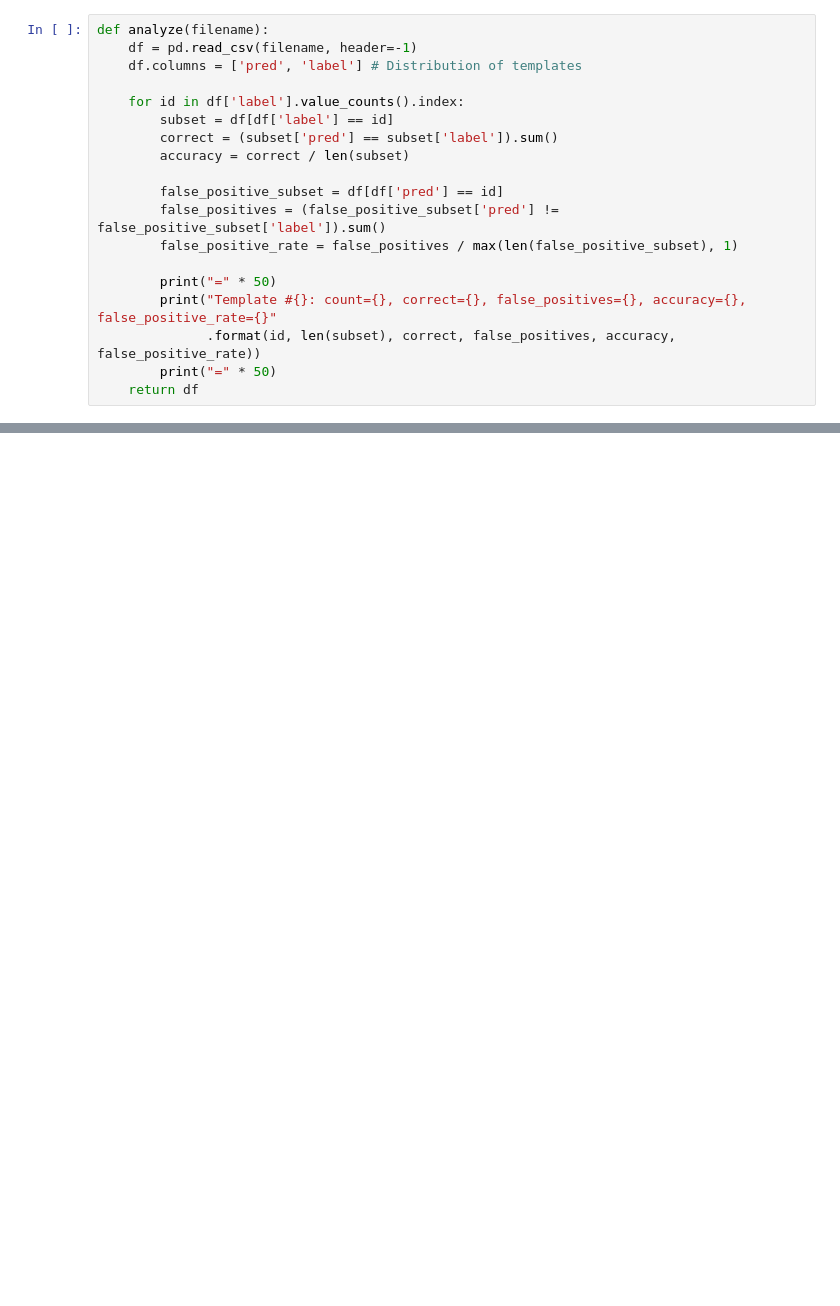
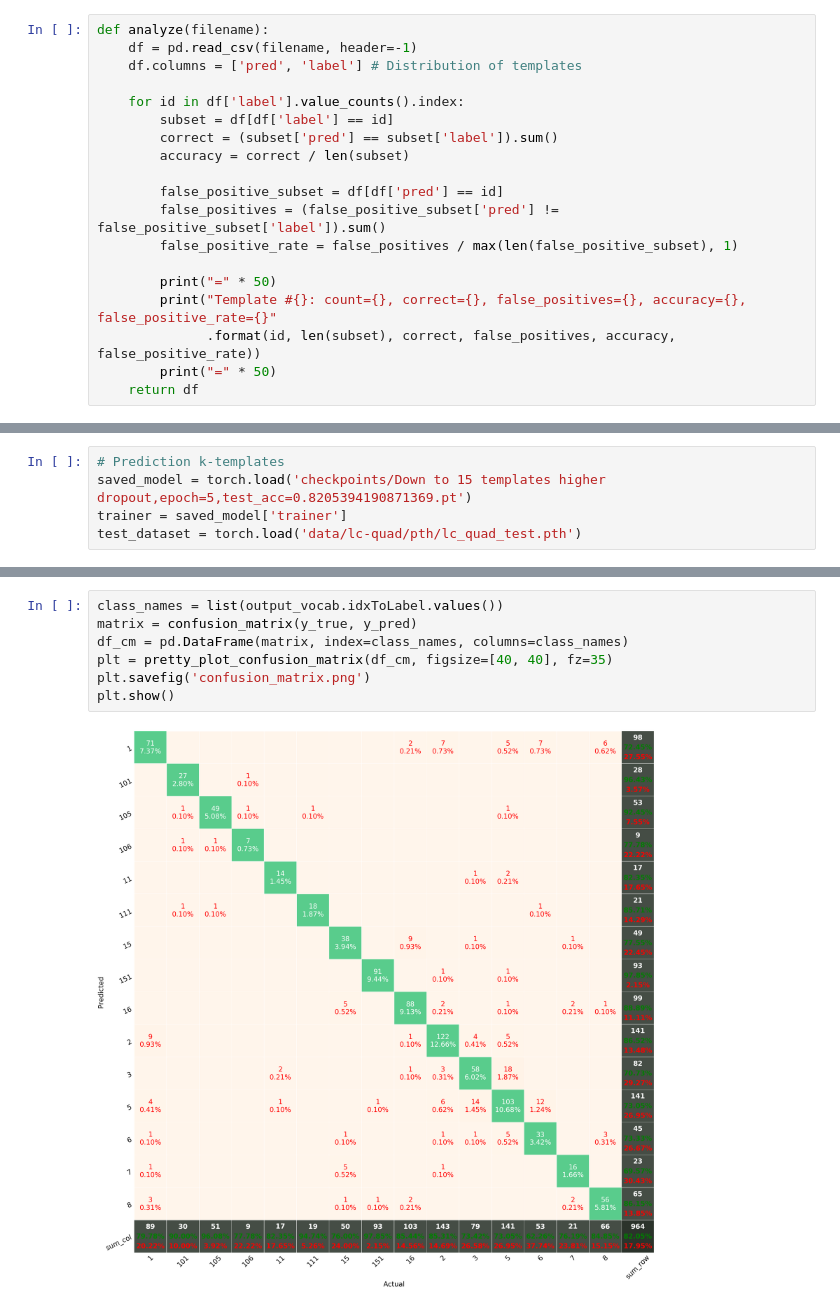
Before and after one commit to ram-g-athreya/RNN-Question-Answering, a Jupyter notebook: analysis.ipynb, the cells around one changed output, grey strips where cells are left out. Drawn from its saved outputs; the diff is of its cells as text; blank space fills up the shorter version.

```diff
--- a/analysis.ipynb
+++ b/analysis.ipynb
@@ -95,0 +44,5 @@ dtype: int64
+# %%
+# Prediction k-templates
+saved_model = torch.load('checkpoints/Down to 15 templates higher dropout,epoch=5,test_acc=0.8205394190871369.pt')
+trainer = saved_model['trainer']
+test_dataset = torch.load('data/lc-quad/pth/lc_quad_test.pth')
@@ -95,0 +96,9 @@ dtype: int64
+# %%
+class_names = list(output_vocab.idxToLabel.values())
+matrix = confusion_matrix(y_true, y_pred)
+df_cm = pd.DataFrame(matrix, index=class_names, columns=class_names)
+plt = pretty_plot_confusion_matrix(df_cm, figsize=[40, 40], fz=35)
+plt.savefig('confusion_matrix.png')
+plt.show()
+# %% [output]
+[figure, added]
```
Also changed, not shown: parts of 24 cells of this notebook, 10 other files.
